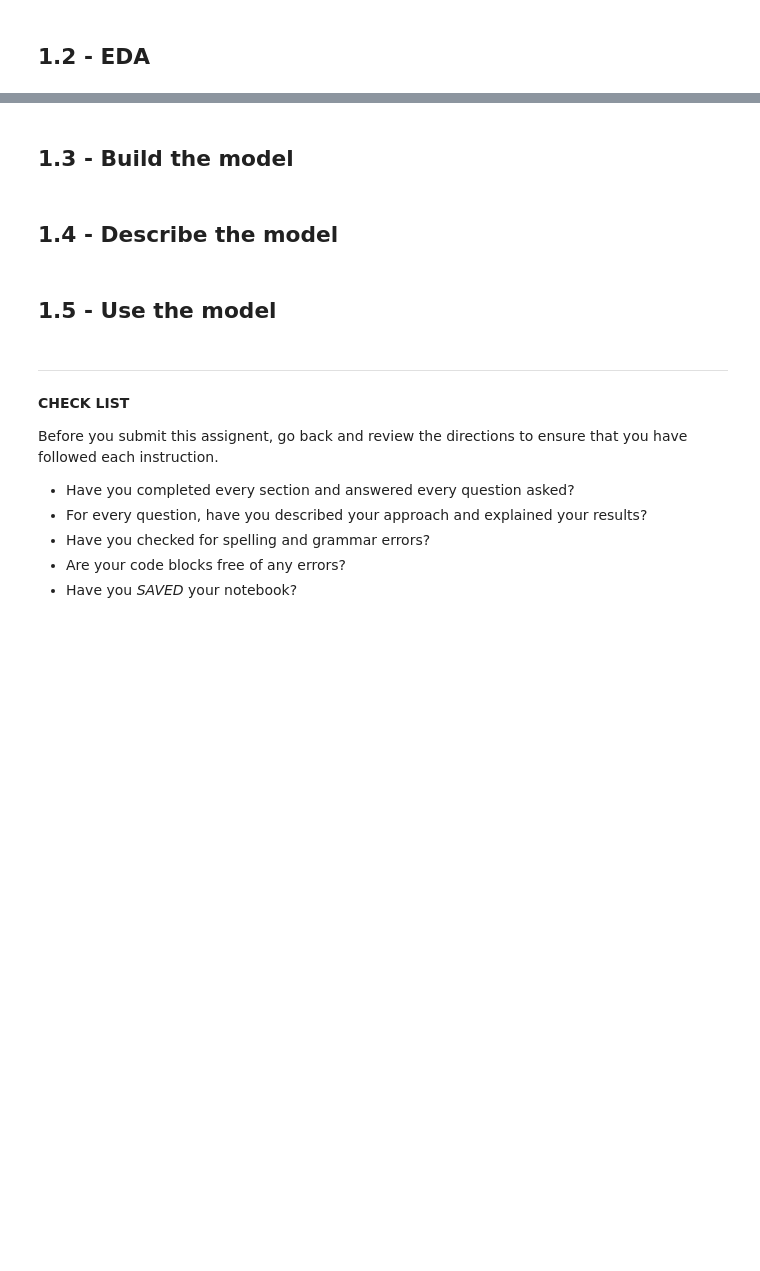
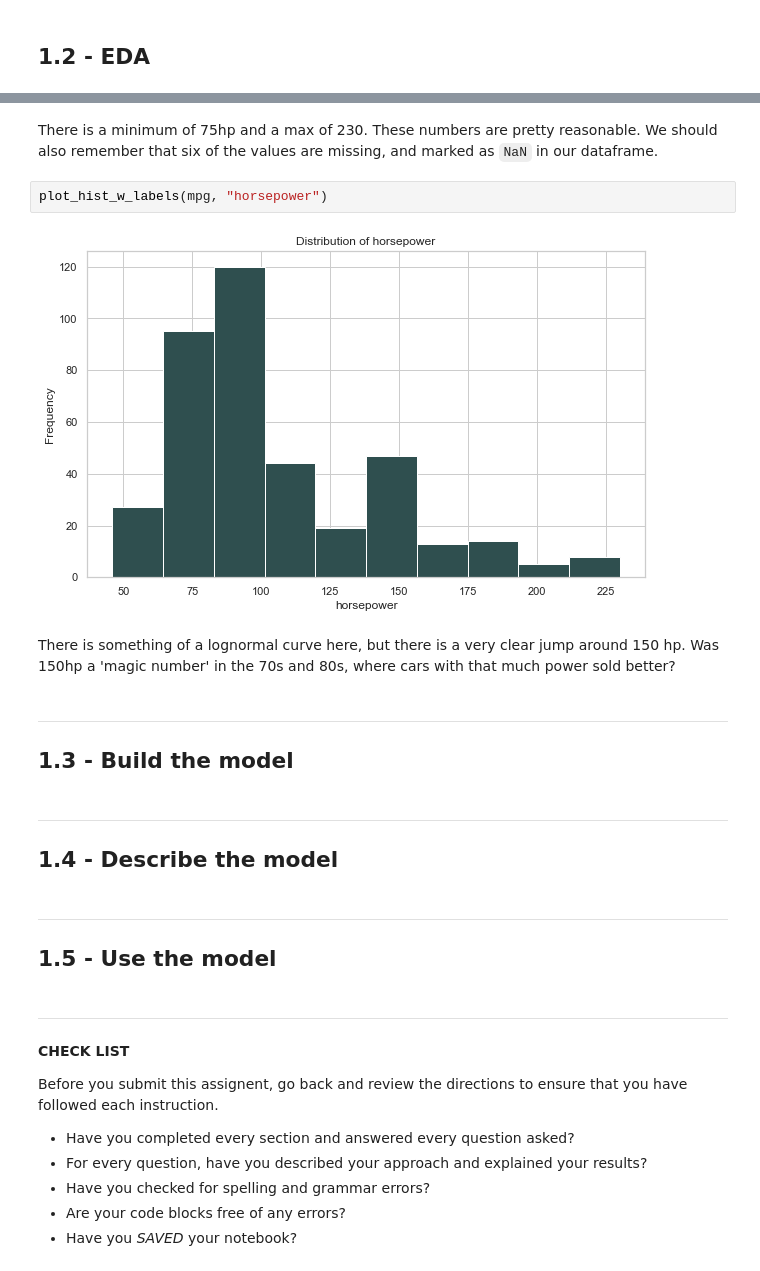
Before and after one commit to natemcintosh/en_685_648_data_science, a Jupyter notebook: 12_module/problem_set/nmcinto2.ipynb, the cells around one changed output, grey strips where cells are left out. Saved outputs shown, nothing was run; the diff lists cells and outputs as text; blank space fills up the shorter version.

```diff
--- a/12_module/problem_set/nmcinto2.ipynb
+++ b/12_module/problem_set/nmcinto2.ipynb
@@ -37,8 +250,19 @@ The instructions say build, **describe, and use**. You must describe all aspects
+# %% [markdown]
+There is a minimum of 75hp and a max of 230. These numbers are pretty reasonable. We should also remember that six of the values are missing, and marked as `NaN` in our dataframe.
+# %%
+plot_hist_w_labels(mpg, "horsepower")
+# %% [output]
+[figure, added]
+# %% [markdown]
+There is something of a lognormal curve here, but there is a very clear jump around 150 hp. Was 150hp a 'magic number' in the 70s and 80s, where cars with that much power sold better?
 # %% [markdown]
+---
 ## 1.3 - Build the model
 # %% [markdown]
+---
 ## 1.4 - Describe the model
 # %% [markdown]
+---
 ## 1.5 - Use the model
 # %% [markdown]
 
```
Also changed, not shown: parts of 29 cells of this notebook, 2 other files.
